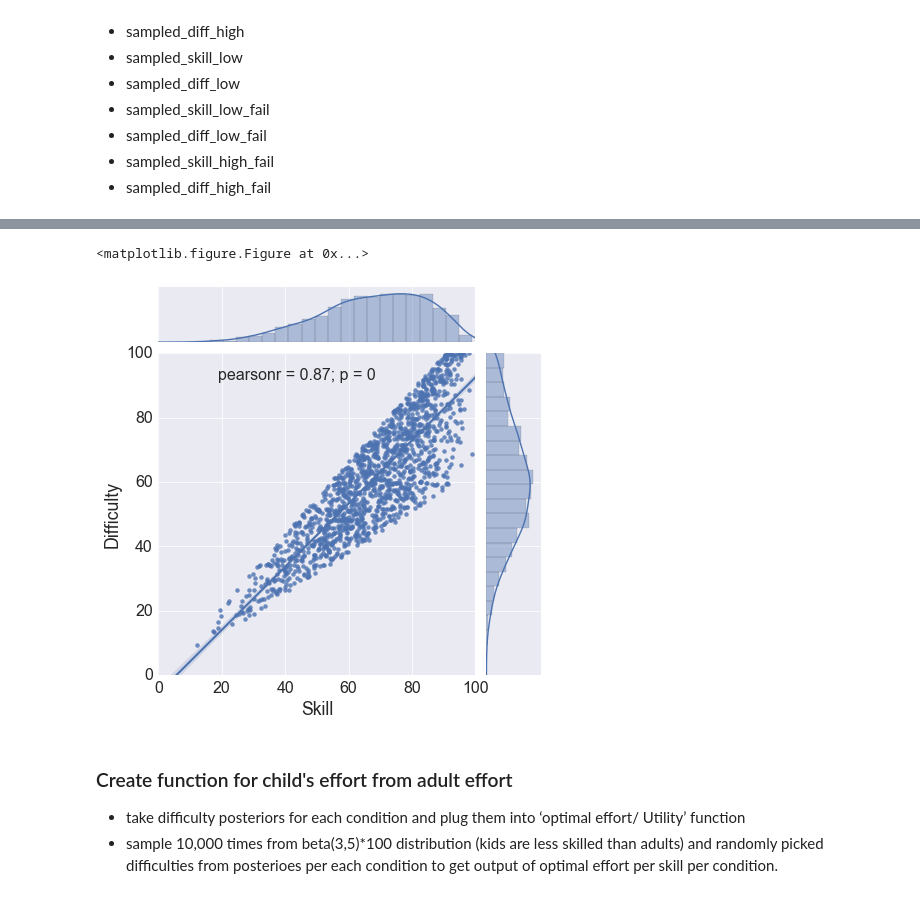
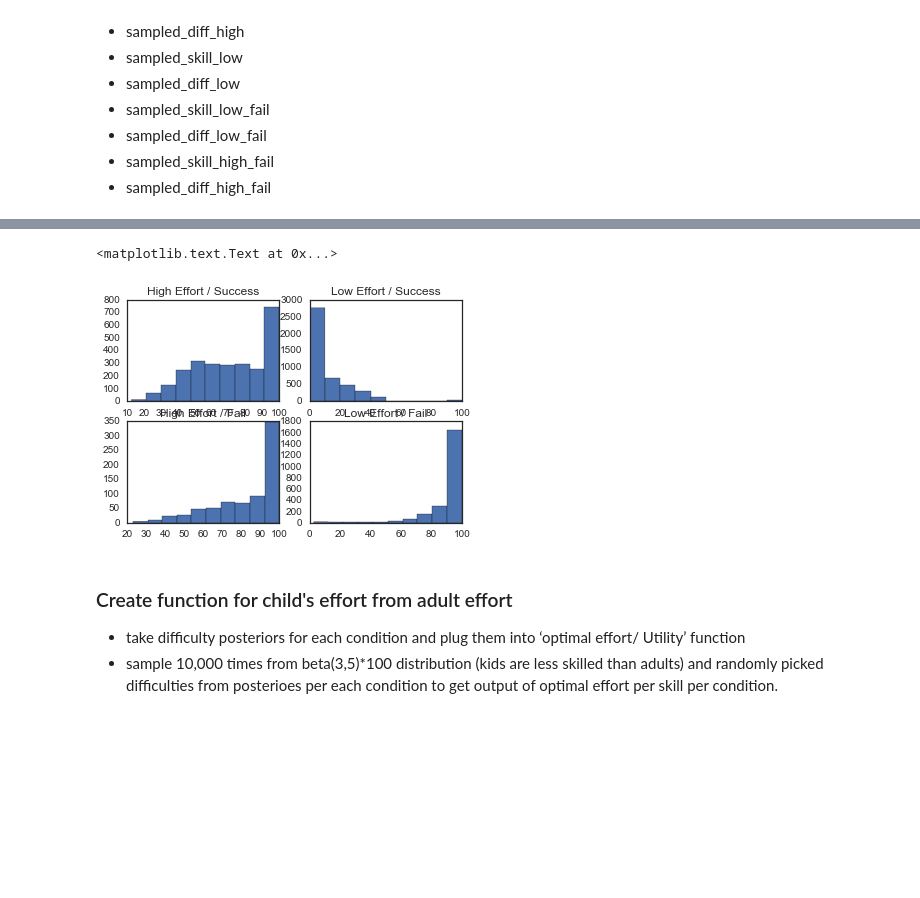
Before and after one commit to jlnrd/Effort, a Jupyter notebook: Effort_cogsci_2017.ipynb, the cells around one changed output, grey strips where cells are left out. Cells and saved outputs as stored; diff of their text form; code cells hidden in the pictures; blank space fills up the shorter version.

```diff
--- a/Effort_cogsci_2017.ipynb
+++ b/Effort_cogsci_2017.ipynb
@@ -29,8 +13,8 @@ For our four conditions, here are some values that we used
 def prob_reward(e,diff,skill): #model for success
     #f = (e * skill) / diff #skill and effort are not independent
     b=.06 #controls slope - was .5
-    a=40 #was 30
-    c=.1
+    a=60 #was 30
+    c=0
     #a = 1
     #b = 0.05
     #c = 0
@@ -129,8 +112,6 @@ Goal: create utility values for each value of effort given four conditions of sk
 * reward =30 (arbitrary value)
 * To build these posteriors, we sampled from our distributions of skill and difficulty, and if, for example, success= true (set as > .75 here) and effort = high (set at >70 here), we saved those values of difficulty and skill into posteriors for the condition ‘high effort success’
 # %%
-reward = 1
-cost = .005
 threshold = 70
 #MAKE INTO DIC
 sampled_skill_high = list()
@@ -149,19 +130,15 @@ for _ in xrange(10000):
     skill = np.random.beta(5,3)*100 #skill is a beta function
     #diff = np.random.uniform(1,30)
     diff = np.random.beta(.3,.3)*100 #difficulty is a beta function
-    #effort,_,_=get_effort(reward, cost, diff*(min(np.random.normal(0.5,1), 1)), skill) #random noise on diff
-    effort,_,_=get_effort(reward, cost, diff+(min(np.random.normal(0.5,1), 1)), skill) #julian -add noise
-    #effort,_,_=get_effort(reward, cost, diff, skill)
+    effort,_,_= get_effort(REWARD, COST, diff, skill)
     high_effort = effort>threshold
     low_effort=effort<threshold
-    #num=np.random.random()
-    num = .75
+    num=np.random.random()
+#     num = .75
     success=prob_reward(effort,diff,skill)>num #output values where high effort and success are true
     fail=prob_reward(effort,diff,skill)<num
 
-    #success = prob_reward(effort,diff,skill) > np.random.random()
-    #fail = 1 - success
-    ## trying to take out parameter of num
+    # trying to take out parameter of num
 
     diff_samp.append(diff)
     skill_samp.append(skill)
@@ -238,17 +215,31 @@ plt.ylim([0,100])
 # %%
-sampled_skill=sampled_skill_high
-sampled_diff=sampled_diff_high
-plt.figure(figsize=(4, 3))
-sns.jointplot(np.array(sampled_skill), np.array(sampled_diff),kind="reg")
-plt.ylim([0,100])
-plt.xlim([0,100])
-plt.xlabel('Skill')
-plt.ylabel('Difficulty')
-sns.set_context('paper',font_scale=2)
+plt.subplot(2,2,1)
+plt.hist(sampled_diff_high)
+plt.title('High Effort / Success')
+plt.subplot(2,2,2)
+plt.hist(sampled_diff_low)
+plt.title('Low Effort / Success')
+plt.subplot(2,2,3)
+plt.hist(sampled_diff_high_fail)
+plt.title('High Effort / Fail')
+plt.subplot(2,2,4)
+plt.hist(sampled_diff_low_fail)
+plt.title('Low Effort / Fail')
+
+
+# sampled_skill=sampled_skill_high
+# sampled_diff=sampled_diff_high
+# # plt.figure(figsize=(4, 3))
+# sns.jointplot(
+#     np.array(sampled_skill), np.array(sampled_diff),
+#     kind="scatter",stat_func=None).set_axis_labels("Skill", "Difficulty")
+# plt.ylim([0,100])
+# plt.xlim([0,100])
+# sns.set_context('paper',font_scale=2)
 #plt.savefig('/Users/julialeonard/Desktop/highE_succ.pdf')
 # %% [output]
-<matplotlib.figure.Figure at 0x...>
+<matplotlib.text.Text at 0x...>
-[figure, old version]
+[figure, new version]
 # %% [markdown]
 ### Create function for child's effort from adult effort
 
```
Also changed, not shown: parts of 18 cells of this notebook, 1 other file.
